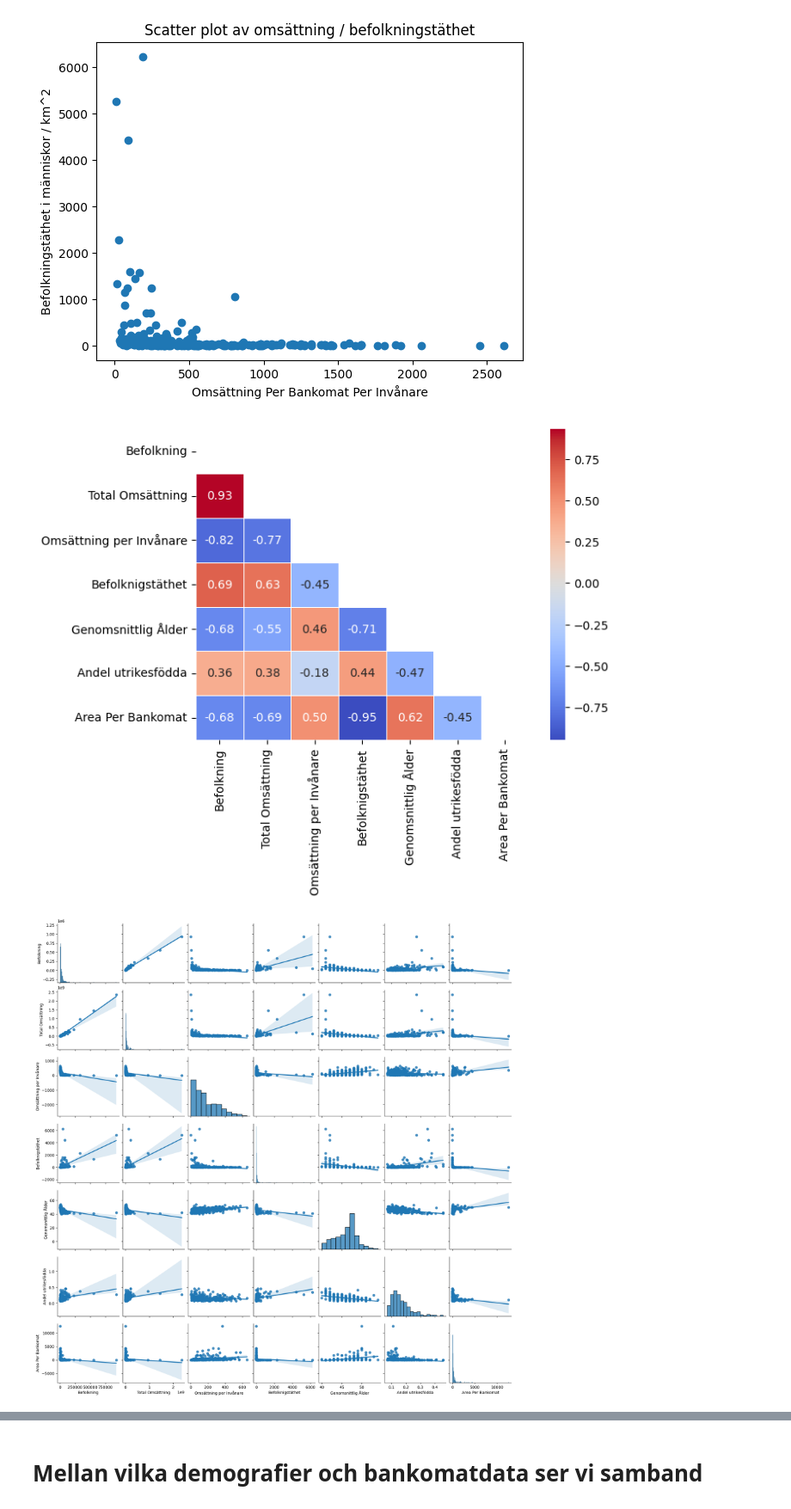
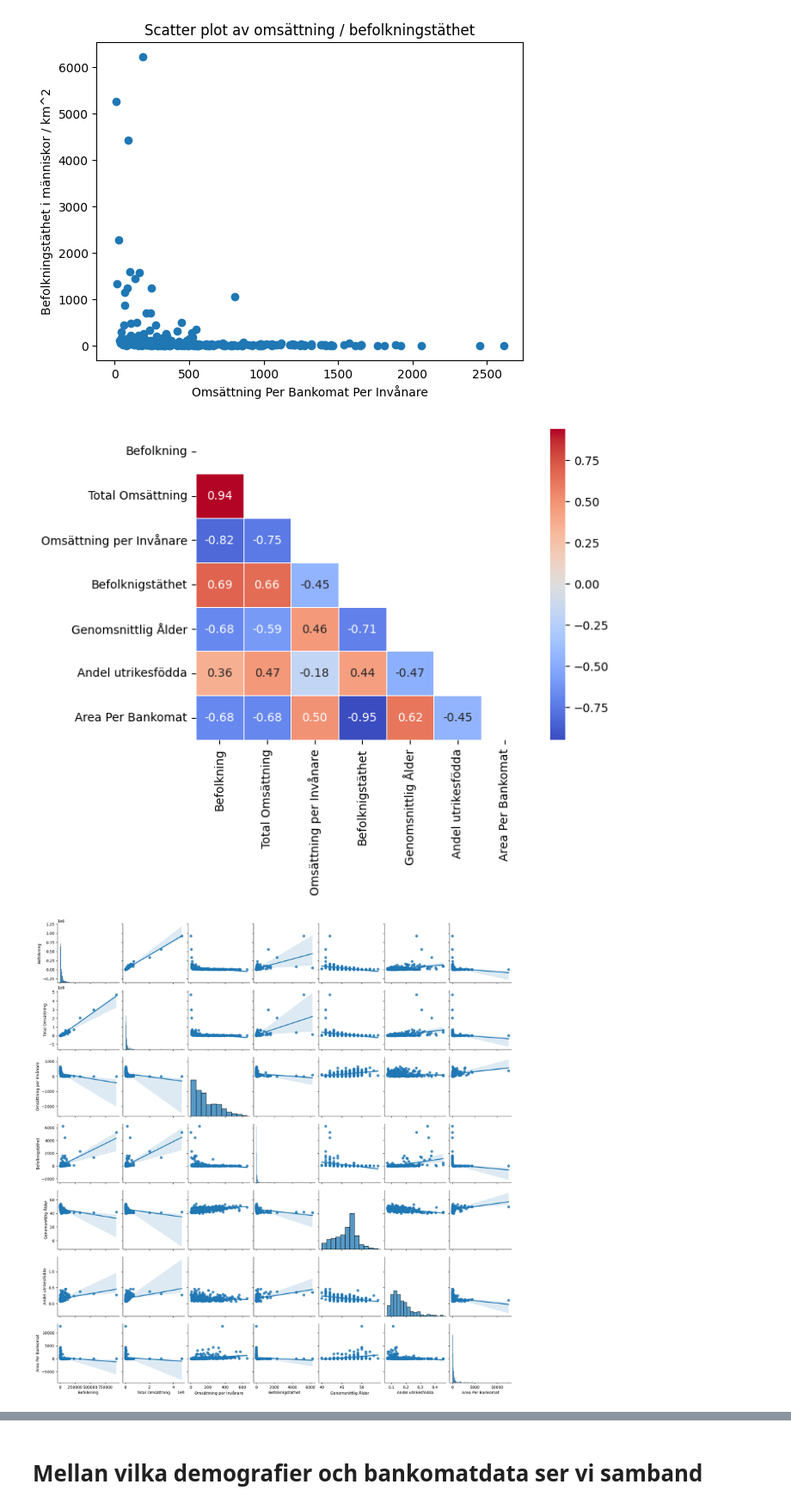
Before and after one commit to FabianFix/Kvaff-Projekt, a Jupyter notebook: project.ipynb, the cells around one changed output, grey strips where cells are left out. Shown at 86% size. Cells and saved outputs as stored; diff of their text form; code cells hidden in the pictures.

```diff
--- a/project.ipynb
+++ b/project.ipynb
@@ -117,7 +117,7 @@ for kommun in data.kommuner:
     try:
         namn = kommun.namn
         befolkning = kommun.data[month]["total"]
-        totalOmsättning = kommun.totalOmsättning
+        totalOmsättning = kommun.totalOmsättningPerMånad[month]
         bankomaterMedSEK = [bankomat for bankomat in data.bankomater if bankomat.transaktionsDataSEK]
         öppnaBankomaterIKommunen = [
             bankomat for bankomat in bankomaterMedSEK
@@ -140,34 +140,34 @@ for kommun in data.kommuner:
         antalInvånarePerBankomat = befolkning / kommun.antalBankomater
         utrikesFödda = kommun.utrikesfödda[year]
         andelUtrikesfödda = utrikesFödda / befolkning
         bankomatTäthet = kommun.bankomatTäthet
         if omsättningPerInvånare == 0:
             raise Exception("Bankomaten var stängd vid undersökningstillfället")
     except: pass
     try:
         dataDict[namn] = {
             "Befolkning": befolkning,
             "Total Omsättning": totalOmsättning,
             "Omsättning per Invånare": omsättningPerInvånare,
             "Befolknigstäthet": befolkningstäthet,
             "Genomsnittlig Ålder": snittÅlder,
             "Andel utrikesfödda": andelUtrikesfödda,
             "Area Per Bankomat": bankomatTäthet,
         }
     except: pass
 
 df = pd.DataFrame(dataDict)
 df.to_csv("initialResults.tsv", sep="\t")
 
 
 sns.heatmap(df.T.corr(method="spearman"), cmap="coolwarm", mask=np.triu(np.ones_like(df.T.corr())), annot=True, fmt=".2f", linewidths=.5)
 
 seaborn = sns
 seaborn.pairplot(data=df.T, kind="reg")
 plt.show()
 # %% [output]
 [figure]
-[figure, old version]
+[figure, new version]
 # %%
 print("Spearman: ")
 print(df.T.corr(method="spearman"))
```
Also changed, not shown: parts of 7 cells of this notebook, 5 other files.
